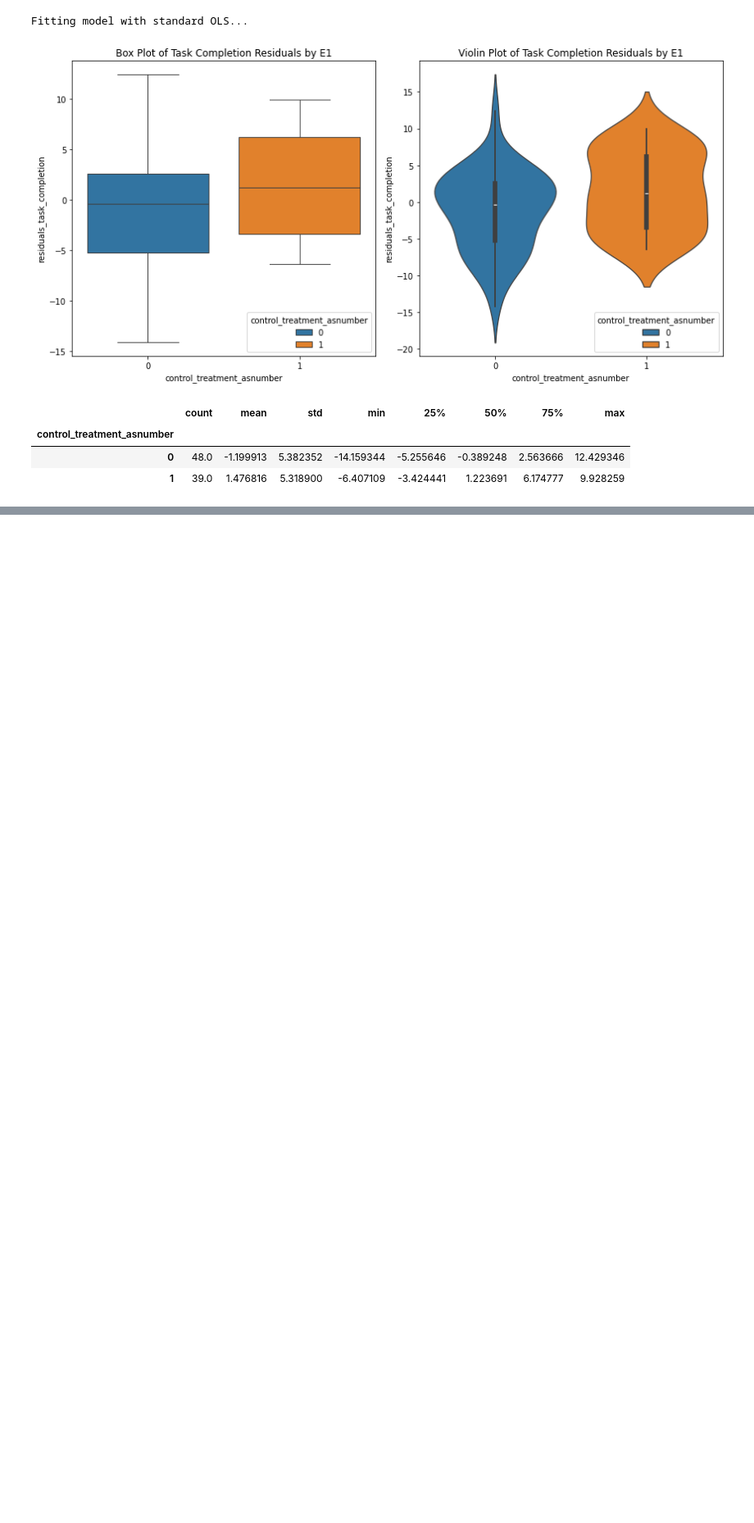
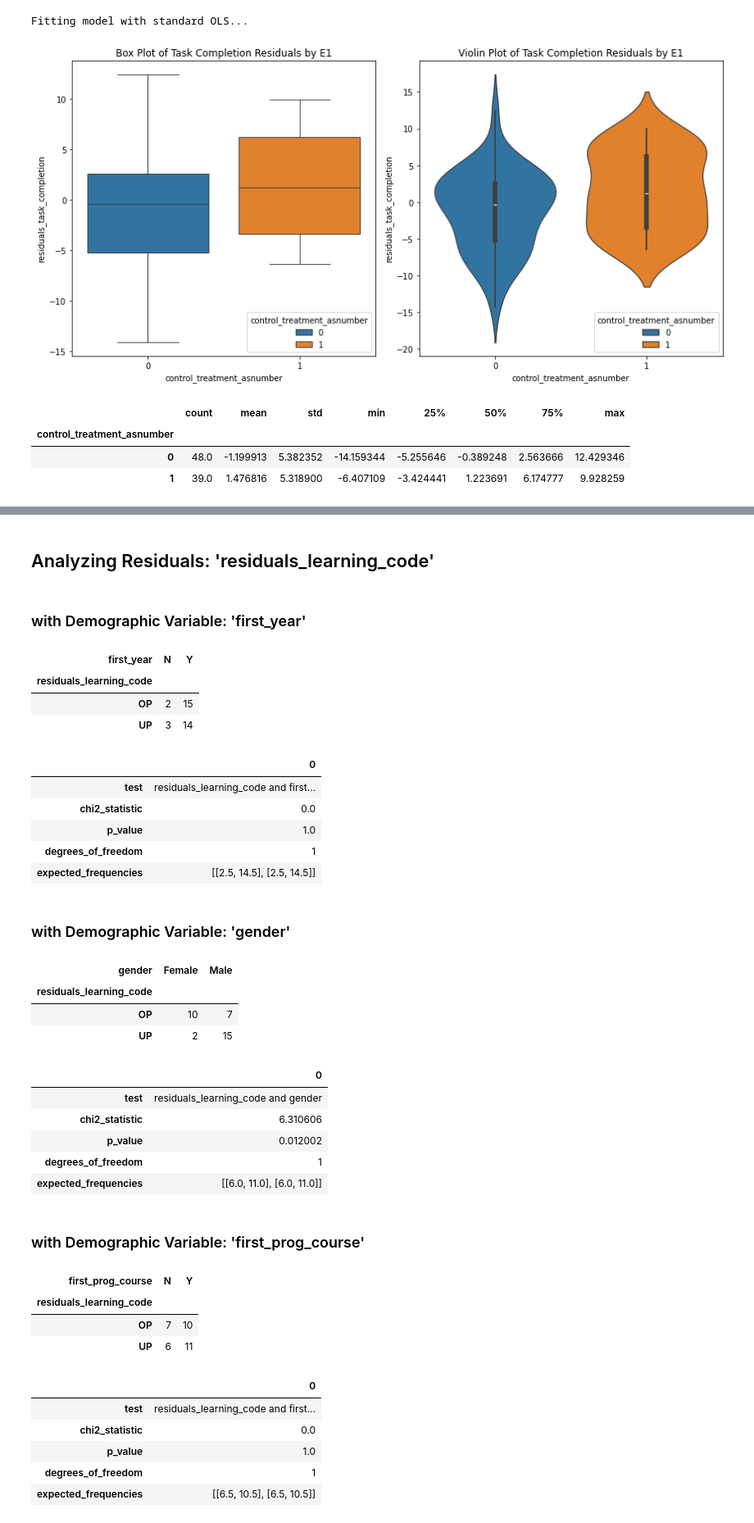
Before and after one commit to mafudge/dps-thesis, a Jupyter notebook: code/4.3b-research_question_2.ipynb, the cells around one changed output, grey strips where cells are left out. Shown: that part at 82% size. Cells and saved outputs as stored; diff of their text form; code cells hidden in the pictures; blank space fills up the shorter version.

Commit message:
more RQ2 analysis

```diff
--- a/code/4.3b-research_question_2.ipynb
+++ b/code/4.3b-research_question_2.ipynb
@@ -42,7 +42,7 @@ Grouped by control versus treatment.
 ind_vars = ['learning_session_count']
 dep_var = "E1"
 
-model = linear_regression_analysis(dataset, ind_vars, dep_var, do_print=False, do_plot=False)
+model = linear_regression_analysis(dataset, ind_vars, dep_var, do_print=False, do_plot=False, robust_std_errors=False)
 
 # Save residuals from the regression
 residuals = model.resid
@@ -62,6 +62,13 @@ plt.show()
 # Descriptive statistics for residuals by control vs treatment
 desc_stats = dataset.groupby('control_treatment_asnumber')['residuals_learning'].describe()
 display(desc_stats)
+
+# perform a levene's test for homogeneity of variance
+levene_stat, levene_p = stats.levene(
+    dataset[dataset['control_treatment_asnumber'] == 0]['residuals_learning'],
+    dataset[dataset['control_treatment_asnumber'] == 1]['residuals_learning']
+)
+print(f"Levene's test for homogeneity of variance: stat={levene_stat}, p={levene_p}")
 # %% [output]
 Fitting model with standard OLS...
 [figure]
@@ -77,7 +88,7 @@ grouped by control versus treatment.
 ind_vars = ['task_completion_session_count']
 dep_var = "E1"
 
-model = linear_regression_analysis(dataset, ind_vars, dep_var, do_print=False, do_plot=False)
+model = linear_regression_analysis(dataset, ind_vars, dep_var, do_print=False, do_plot=False, robust_std_errors=False)
 
 # Save residuals from the regression
 residuals = model.resid
@@ -97,6 +108,13 @@ plt.show()
 # Descriptive statistics for residuals by control vs treatment
 desc_stats = dataset.groupby('control_treatment_asnumber')['residuals_task_completion'].describe()
 display(desc_stats)
+
+# perform a levene's test for homogeneity of variance
+levene_stat, levene_p = stats.levene(
+    dataset[dataset['control_treatment_asnumber'] == 0]['residuals_task_completion'],
+    dataset[dataset['control_treatment_asnumber'] == 1]['residuals_task_completion']
+)
+print(f"Levene's test for homogeneity of variance: stat={levene_stat}, p={levene_p}")
 # %% [output]
 Fitting model with standard OLS...
 [figure]
@@ -112,7 +131,7 @@ broken down by control vs treatment
 ind_vars = ['learning_session_count', 'task_completion_session_count']
 dep_var = "E1"
 
-model = linear_regression_analysis(dataset, ind_vars, dep_var, do_print=False, do_plot=False)
+model = linear_regression_analysis(dataset, ind_vars, dep_var, do_print=False, do_plot=False, robust_std_errors=False)
 
 # Save residuals from the regression
 residuals = model.resid
@@ -141,0 +171,7 @@ Fitting model with standard OLS...
+# %%
+dataset
+
+# only in the treatment group and only survey_done == 'Y'
+dataset2 = dataset[(dataset['control_treatment_asnumber'] == 1) & (dataset['survey_done'] == 'Y') & (dataset['gender_asnumber']<2.0)].copy()
+dataset2['residuals_learning_code'] =dataset2['residuals_learning'].apply(lambda x: 'OP' if x > dataset2['residuals_learning'].median() else 'UP')
+dataset2['residuals_task_completion_code'] =dataset2['residuals_task_completion'].apply(lambda x: 'OP' if x > dataset2['residuals_task_completion'].median() else 'UP')
@@ -141,0 +193,53 @@ Fitting model with standard OLS...
+# %%
+residual_cols = ['residuals_learning_code', 'residuals_task_completion_code']
+demographic_cols = ['first_year', 'gender', 'first_prog_course']
+
+for r in residual_cols:
+    display(HTML(f"<h2>Analyzing Residuals: '{r}'</h2>"))
+    for d in demographic_cols:
+        display(HTML(f"<h3>with Demographic Variable: '{d}'</h3>"))
+        ct = pd.crosstab(dataset2[r], dataset2[d])
+        chi2, p, dof, ex = stats.chi2_contingency(ct)
+        df = pd.DataFrame({ 'test' :[f"{r} and {d}"],
+                            'chi2_statistic' : [chi2],
+                            'p_value' : [p],
+                            'degrees_of_freedom' : [dof],
+                            'expected_frequencies' : [ex]})
+
+        display(ct)
+        display(df.T)
+# %% [output]
+Analyzing Residuals: 'residuals_learning_code'
+with Demographic Variable: 'first_year'
+| first_year | N | Y |
+| residuals_learning_code |  |  |
+| OP | 2 | 15 |
+| UP | 3 | 14 |
+|  | 0 |
+| test | residuals_learning_code and first... |
+| chi2_statistic | 0.0 |
+| p_value | 1.0 |
+| degrees_of_freedom | 1 |
+| expected_frequencies | [[2.5, 14.5], [2.5, 14.5]] |
+with Demographic Variable: 'gender'
+| gender | Female | Male |
+| residuals_learning_code |  |  |
+| OP | 10 | 7 |
+| UP | 2 | 15 |
+|  | 0 |
+| test | residuals_learning_code and gender |
+| chi2_statistic | 6.310606 |
+| p_value | 0.012002 |
+| degrees_of_freedom | 1 |
+| expected_frequencies | [[6.0, 11.0], [6.0, 11.0]] |
+with Demographic Variable: 'first_prog_course'
+| first_prog_course | N | Y |
+| residuals_learning_code |  |  |
+| OP | 7 | 10 |
+| UP | 6 | 11 |
+|  | 0 |
+| test | residuals_learning_code and first... |
+| chi2_statistic | 0.0 |
+| p_value | 1.0 |
+| degrees_of_freedom | 1 |
+| expected_frequencies | [[6.5, 10.5], [6.5, 10.5]] |
```
Also changed, not shown: parts of 7 cells of this notebook, 45 other files.
